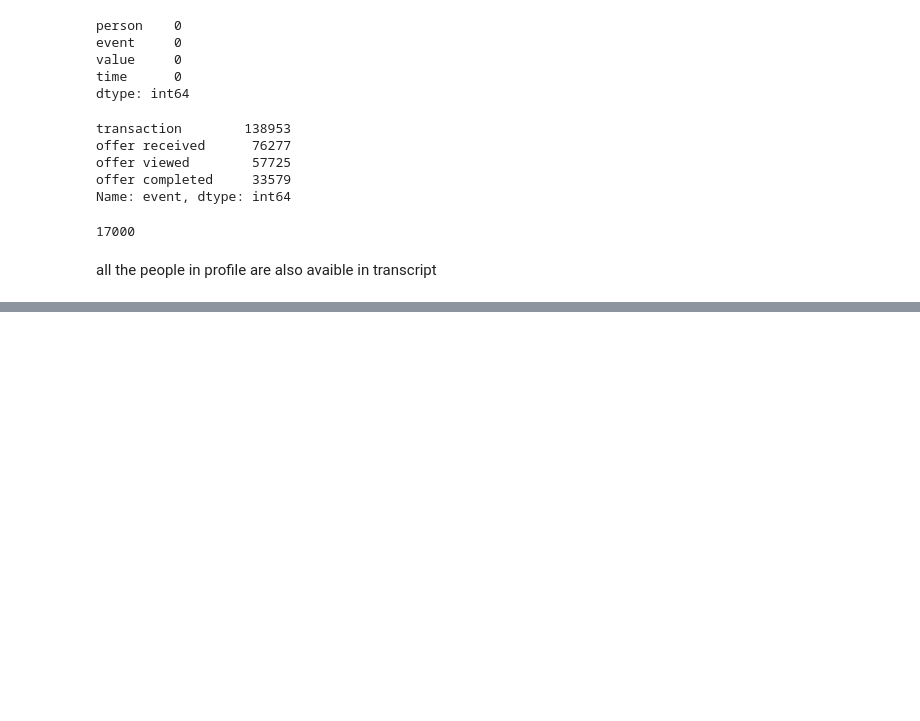
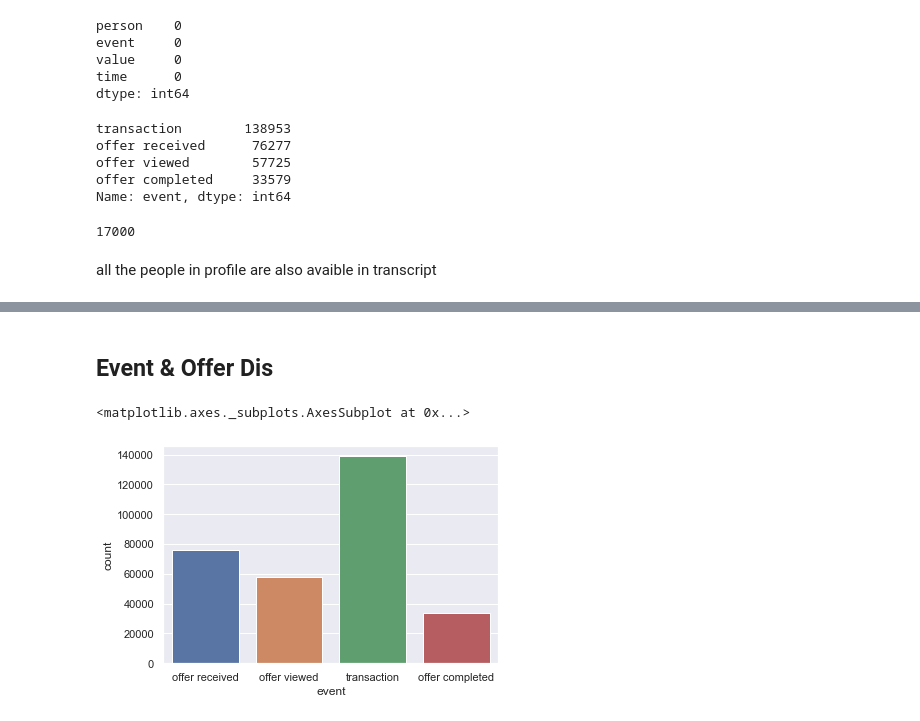
Before and after one commit to python-jike/Python-Data-Sciences, a Jupyter notebook: Starbucks.ipynb, the cells around one changed output, grey strips where cells are left out. Cells and saved outputs as stored; diff of their text form; code cells hidden in the pictures; blank space fills up the shorter version.

```diff
--- a/Starbucks.ipynb
+++ b/Starbucks.ipynb
@@ -8,9 +8,9 @@ import matplotlib.pyplot as plt
 %matplotlib inline
 
 
-portfolio = pd.read_json("portfolio.json", orient='records', lines=True)
-profile = pd.read_json('profile.json', orient='records', lines=True)
-transcript = pd.read_json('transcript.json', orient='records', lines=True)
+portfolio = pd.read_json("data/portfolio.json", orient='records', lines=True)
+profile = pd.read_json('data/profile.json', orient='records', lines=True)
+transcript = pd.read_json('data/transcript.json', orient='records', lines=True)
 # %%
 sns.set()
 # %%
@@ -327,0 +344,16 @@ all the people in profile are also avaible in transcript
+# %%
+def encode_offer_id(x):
+    try:
+        return x['offer id']
+    except:
+        return x['offer_id']
+
+def transcript_encode(transcript_df):
+    transcript_encoded = transcript_df.copy()
+
+    transcript_encoded['offer_id'] = transcript[transcript.event.isin(['offer received', 'offer viewed', 'offer completed'])].value.apply(encode_offer_id)
+    transcript_encoded['amount'] = transcript[transcript.event.isin(['transaction'])].value.apply( lambda x :x['amount'])
+    '''transaction is different from the received offer, which contains amount, can be used to calculate the money'''
+    return transcript_encoded
+
+transcript_encode(transcript).head()
@@ -327,0 +375,20 @@ all the people in profile are also avaible in transcript
+# %%
+def merge_transcript_profile(transcript_df, profile_df):
+    profile_df = profile_parse_dates(profile_df)
+    transcript_encoded_df = transcript_encode(transcript_df)
+    transcript_profile_df = pd.merge(transcript_encoded_df,profile_df,  left_on = ['person'], right_on = ['id'], how = 'left')
+    transcript_profile_df = transcript_profile_df.drop(['id'], axis = 1)
+
+
+    return transcript_profile_df
+
+def merge_transcript_profile_portfolio(transcript_df, profile_df, portfolio_df):
+    portfolio_df = preprocessing_portfolio(portfolio_df)
+    transcript_profile_df = merge_transcript_profile(transcript_df, profile_df)
+
+    transcript_profile_porto = pd.merge(transcript_profile_df, portfolio_df, left_on = 'offer_id', right_on = 'id', how = "left" ).drop('id', axis = 1)
+
+    return transcript_profile_porto
+
+transcript_merge = merge_transcript_profile_portfolio(transcript, profile, portfolio)
+transcript_merge.head()
@@ -327,0 +402,8 @@ all the people in profile are also avaible in transcript
+# %% [markdown]
+## Event & Offer Dis
+# %%
+'''Distribution of transcript type'''
+sns.countplot( x = 'event', data = transcript_merge)
+# %% [output]
+<matplotlib.axes._subplots.AxesSubplot at 0x...>
+[figure, added]
```
Also changed, not shown: parts of 35 cells of this notebook, 4 other files.
